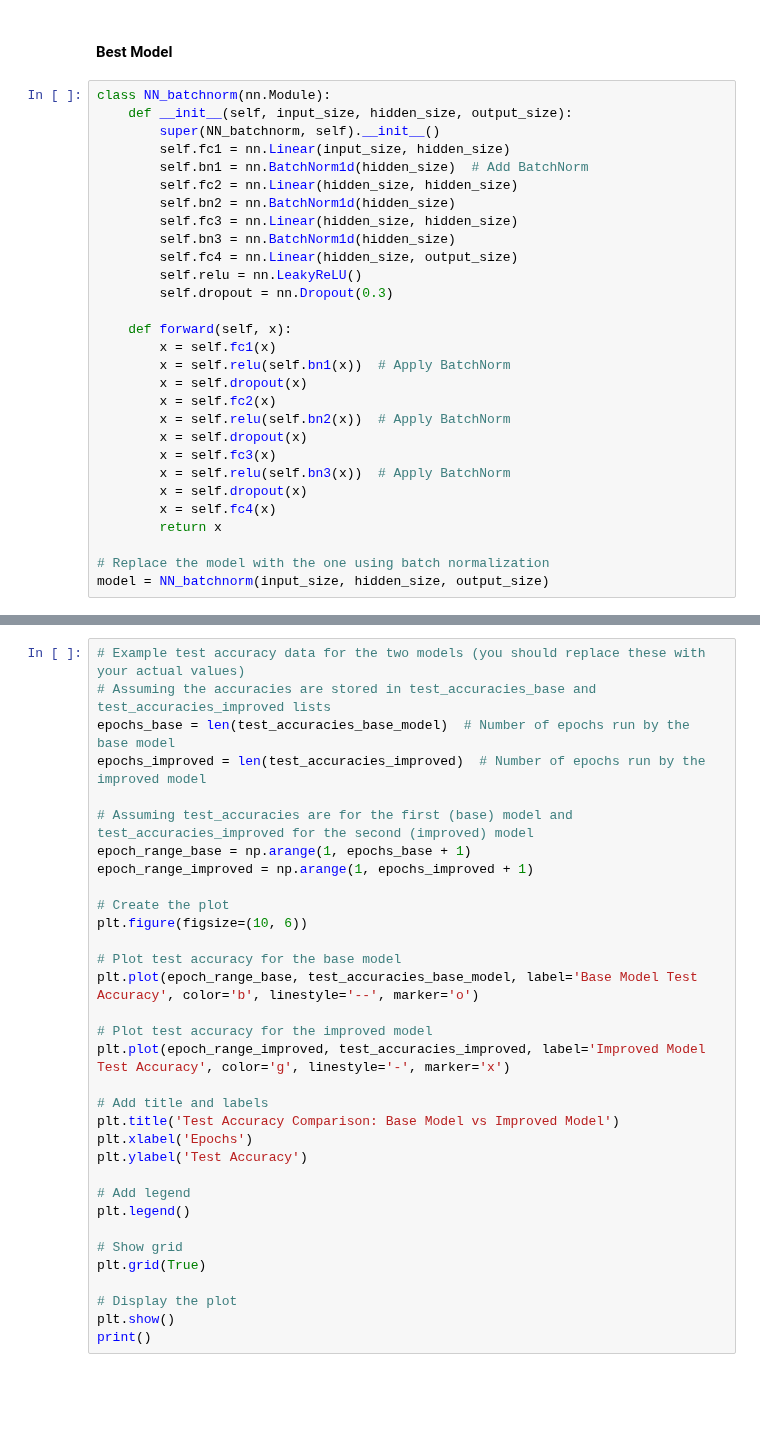
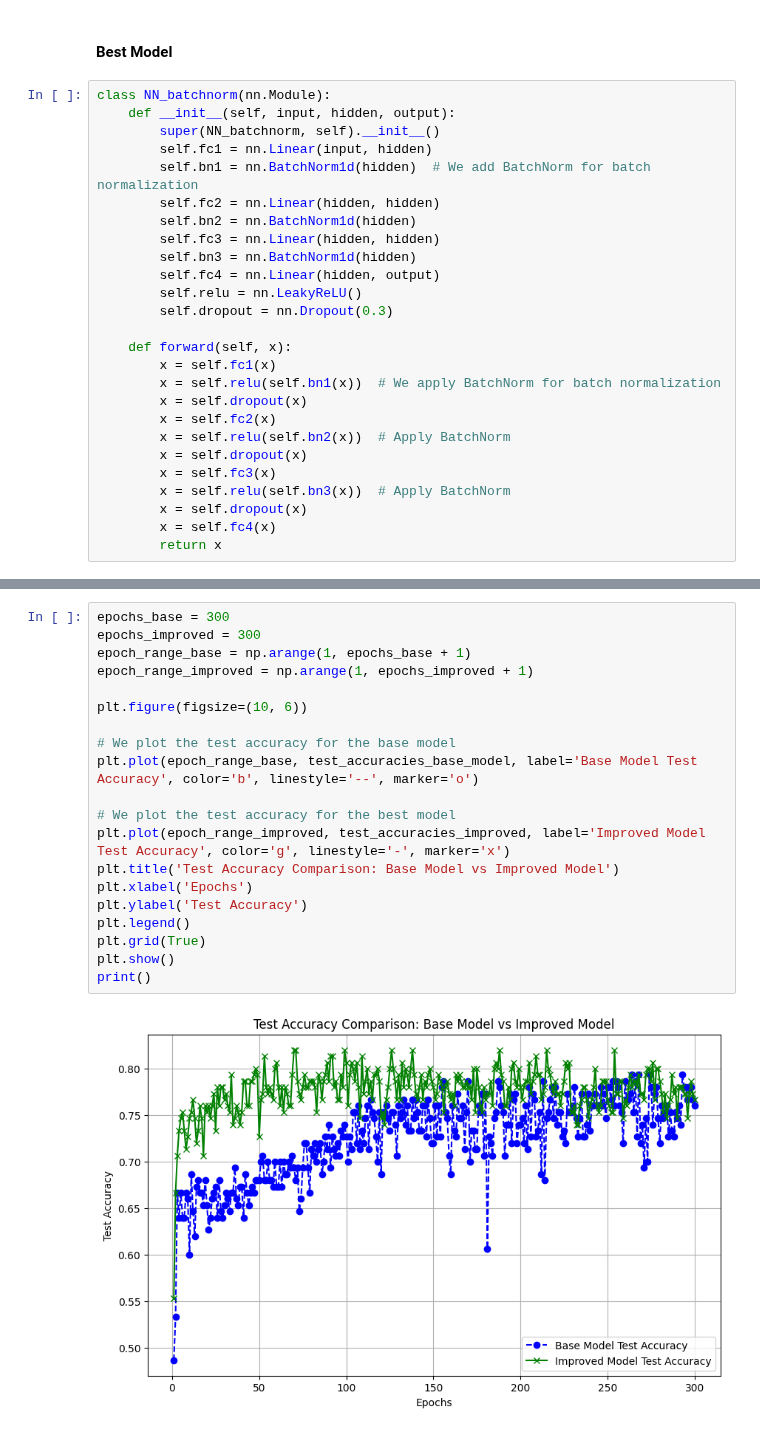
Before and after one commit to ruthvik-30/A2_ML, a Jupyter notebook: A2_part2.ipynb, the cells around one changed output, grey strips where cells are left out. Drawn from its saved outputs; the diff is of its cells as text; blank space fills up the shorter version.

```diff
--- a/A2_part2.ipynb
+++ b/A2_part2.ipynb
@@ -1215,21 +1203,21 @@ Test F1 Score: 0.6357
 #### Best Model
 # %%
 class NN_batchnorm(nn.Module):
-    def __init__(self, input_size, hidden_size, output_size):
+    def __init__(self, input, hidden, output):
         super(NN_batchnorm, self).__init__()
-        self.fc1 = nn.Linear(input_size, hidden_size)
-        self.bn1 = nn.BatchNorm1d(hidden_size)  # Add BatchNorm
-        self.fc2 = nn.Linear(hidden_size, hidden_size)
-        self.bn2 = nn.BatchNorm1d(hidden_size)
-        self.fc3 = nn.Linear(hidden_size, hidden_size)
-        self.bn3 = nn.BatchNorm1d(hidden_size)
-        self.fc4 = nn.Linear(hidden_size, output_size)
+        self.fc1 = nn.Linear(input, hidden)
+        self.bn1 = nn.BatchNorm1d(hidden)  # We add BatchNorm for batch normalization
+        self.fc2 = nn.Linear(hidden, hidden)
+        self.bn2 = nn.BatchNorm1d(hidden)
+        self.fc3 = nn.Linear(hidden, hidden)
+        self.bn3 = nn.BatchNorm1d(hidden)
+        self.fc4 = nn.Linear(hidden, output)
         self.relu = nn.LeakyReLU()
         self.dropout = nn.Dropout(0.3)
 
     def forward(self, x):
         x = self.fc1(x)
-        x = self.relu(self.bn1(x))  # Apply BatchNorm
+        x = self.relu(self.bn1(x))  # We apply BatchNorm for batch normalization
         x = self.dropout(x)
         x = self.fc2(x)
         x = self.relu(self.bn2(x))  # Apply BatchNorm
@@ -1239,9 +1227,6 @@ class NN_batchnorm(nn.Module):
         x = self.dropout(x)
         x = self.fc4(x)
         return x
-
-# Replace the model with the one using batch normalization
-model = NN_batchnorm(input_size, hidden_size, output_size)
 # %%
 input_size = X_train_tensor.shape[1]
 hidden_size = 64
@@ -1369,34 +1371,23 @@ print(f"Test F1 Score: {f1:.4f}")
 # %%
-# Example test accuracy data for the two models (you should replace these with your actual values)
-# Assuming the accuracies are stored in test_accuracies_base and test_accuracies_improved lists
-epochs_base = len(test_accuracies_base_model)  # Number of epochs run by the base model
-epochs_improved = len(test_accuracies_improved)  # Number of epochs run by the improved model
-
-# Assuming test_accuracies are for the first (base) model and test_accuracies_improved for the second (improved) model
+epochs_base = 300
+epochs_improved = 300
 epoch_range_base = np.arange(1, epochs_base + 1)
 epoch_range_improved = np.arange(1, epochs_improved + 1)
 
-# Create the plot
 plt.figure(figsize=(10, 6))
 
-# Plot test accuracy for the base model
+# We plot the test accuracy for the base model
 plt.plot(epoch_range_base, test_accuracies_base_model, label='Base Model Test Accuracy', color='b', linestyle='--', marker='o')
 
-# Plot test accuracy for the improved model
+# We plot the test accuracy for the best model
 plt.plot(epoch_range_improved, test_accuracies_improved, label='Improved Model Test Accuracy', color='g', linestyle='-', marker='x')
-
-# Add title and labels
 plt.title('Test Accuracy Comparison: Base Model vs Improved Model')
 plt.xlabel('Epochs')
 plt.ylabel('Test Accuracy')
-
-# Add legend
 plt.legend()
-
-# Show grid
 plt.grid(True)
-
-# Display the plot
 plt.show()
 print()
+# %% [output]
+[figure, added]
 # %%
```
Also changed, not shown: parts of 17 cells of this notebook, 1 other file.
